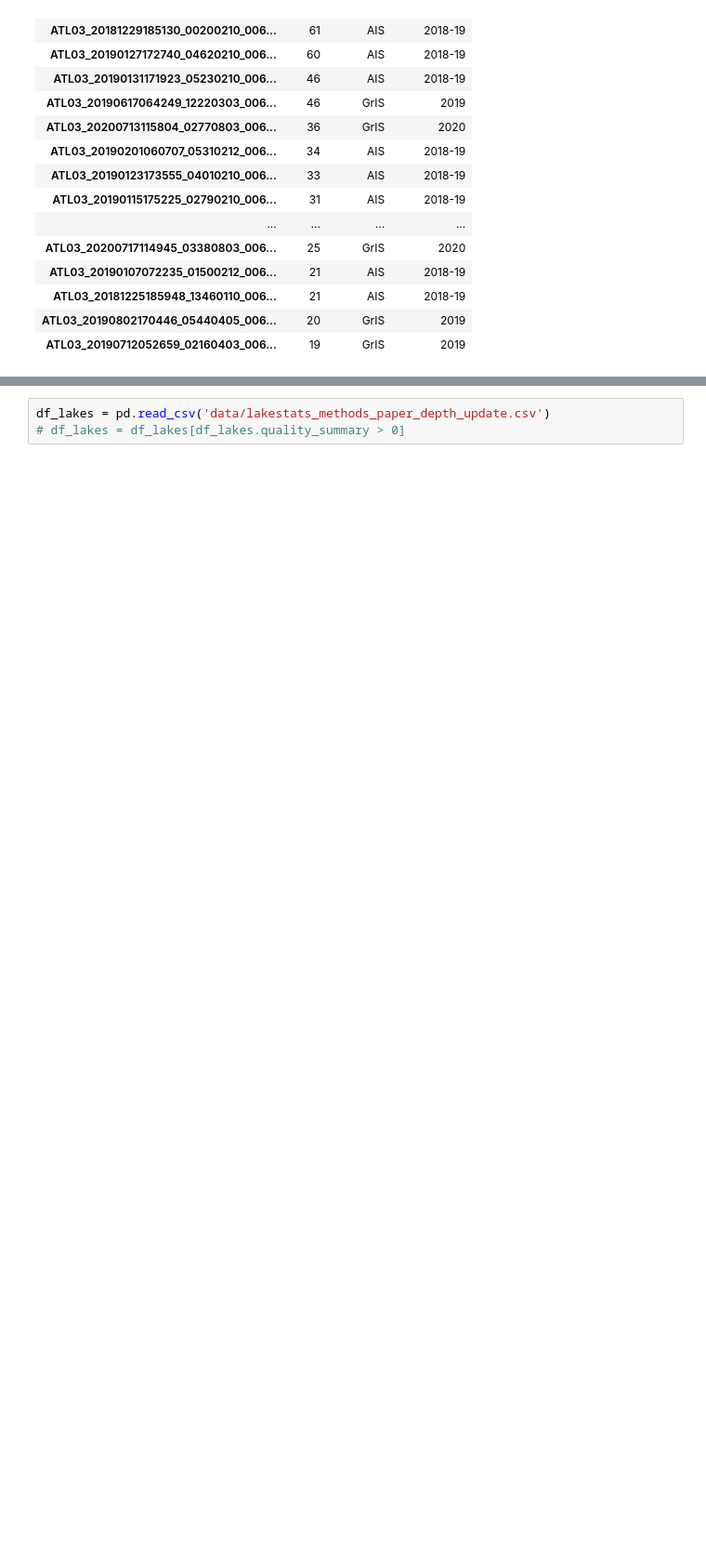
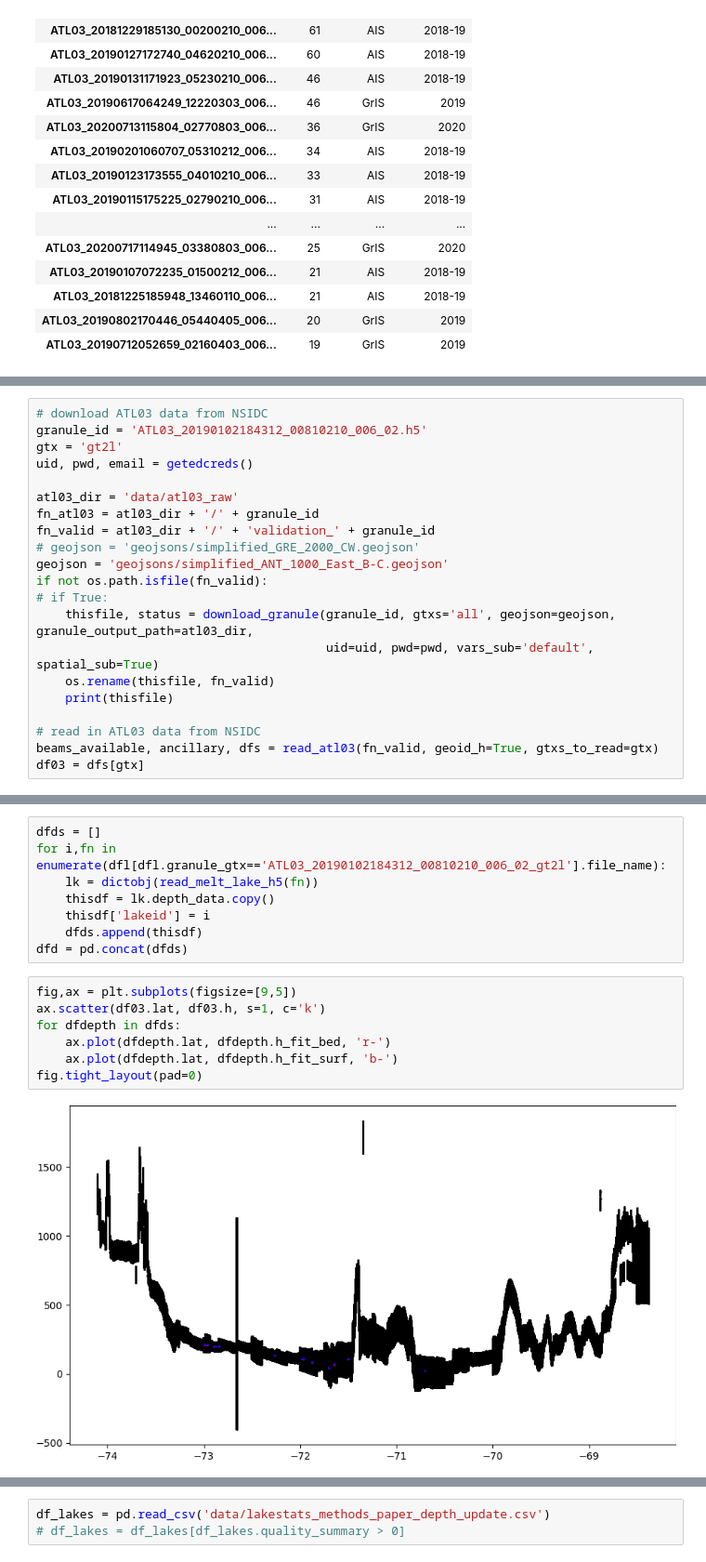
Before and after one commit to fliphilipp/icelakes-methods, a Jupyter notebook: 07-validation.ipynb, the cells around one changed output, grey strips where cells are left out. Shown at 93% size. Saved outputs shown, nothing was run; the diff lists cells and outputs as text; blank space fills up the shorter version.

```diff
--- a/07-validation.ipynb
+++ b/07-validation.ipynb
@@ -95,0 +89,21 @@ Name: granule_id, Length: 1248, dtype: object
+# %%
+# download ATL03 data from NSIDC
+granule_id = 'ATL03_20190102184312_00810210_006_02.h5'
+gtx = 'gt2l'
+uid, pwd, email = getedcreds()
+
+atl03_dir = 'data/atl03_raw'
+fn_atl03 = atl03_dir + '/' + granule_id
+fn_valid = atl03_dir + '/' + 'validation_' + granule_id
+# geojson = 'geojsons/simplified_GRE_2000_CW.geojson'
+geojson = 'geojsons/simplified_ANT_1000_East_B-C.geojson'
+if not os.path.isfile(fn_valid):
+# if True:
+    thisfile, status = download_granule(granule_id, gtxs='all', geojson=geojson, granule_output_path=atl03_dir,
+                                        uid=uid, pwd=pwd, vars_sub='default', spatial_sub=True)
+    os.rename(thisfile, fn_valid)
+    print(thisfile)
+
+# read in ATL03 data from NSIDC
+beams_available, ancillary, dfs = read_atl03(fn_valid, geoid_h=True, gtxs_to_read=gtx)
+df03 = dfs[gtx]
@@ -95,0 +129,17 @@ Name: granule_id, Length: 1248, dtype: object
+# %%
+dfds = []
+for i,fn in enumerate(dfl[dfl.granule_gtx=='ATL03_20190102184312_00810210_006_02_gt2l'].file_name):
+    lk = dictobj(read_melt_lake_h5(fn))
+    thisdf = lk.depth_data.copy()
+    thisdf['lakeid'] = i
+    dfds.append(thisdf)
+dfd = pd.concat(dfds)
+# %%
+fig,ax = plt.subplots(figsize=[9,5])
+ax.scatter(df03.lat, df03.h, s=1, c='k')
+for dfdepth in dfds:
+    ax.plot(dfdepth.lat, dfdepth.h_fit_bed, 'r-')
+    ax.plot(dfdepth.lat, dfdepth.h_fit_surf, 'b-')
+fig.tight_layout(pad=0)
+# %% [output]
+[figure, added]
```
Also changed, not shown: parts of 11 cells of this notebook, 7 other files.
